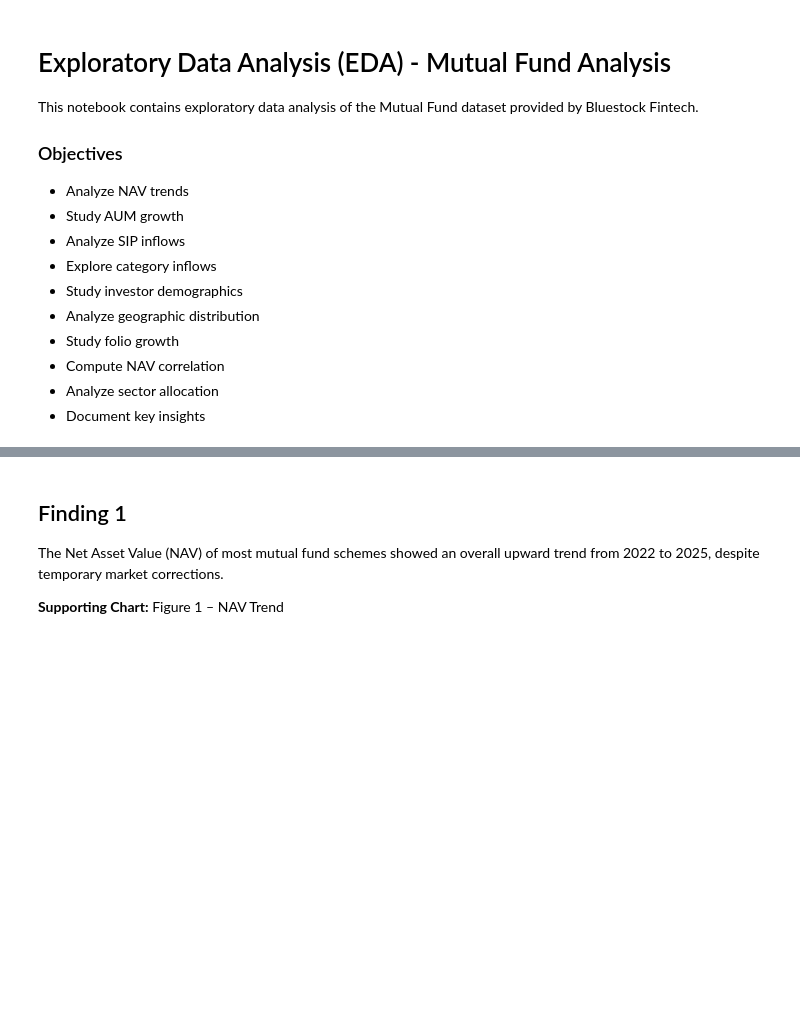
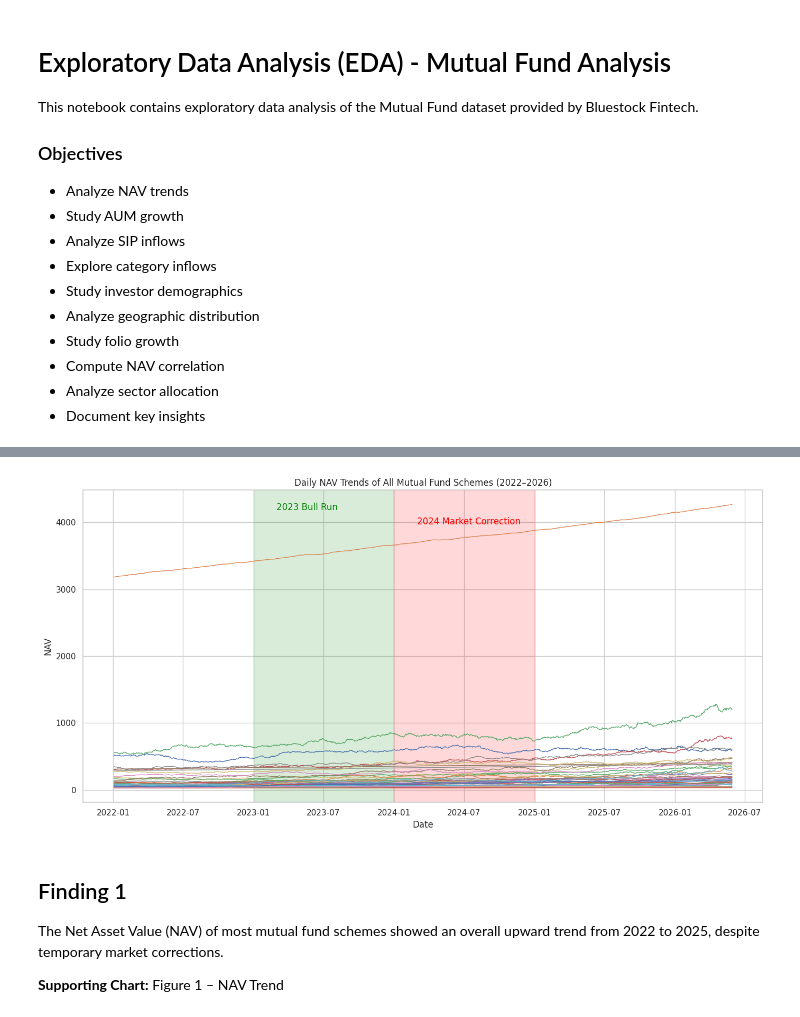
Before and after one commit to sirichandanaa-arch/mutual-fund-analysis, a Jupyter notebook: notebooks/EDA_Analysis.ipynb, the cells around one changed output, grey strips where cells are left out. Drawn from its saved outputs; the diff is of its cells as text; code cells hidden in the pictures; blank space fills up the shorter version.

Commit message:
Replace Plotly charts with Matplotlib for GitHub compatibility

```diff
--- a/notebooks/EDA_Analysis.ipynb
+++ b/notebooks/EDA_Analysis.ipynb
@@ -90,3 +51,40 @@ fig.show()
+# %%
+import matplotlib.pyplot as plt
+
+plt.figure(figsize=(14,7))
+
+for scheme in nav["scheme_name"].unique():
+    temp = nav[nav["scheme_name"] == scheme]
+    plt.plot(temp["date"], temp["nav"], linewidth=1)
+
+# Highlight periods
+plt.axvspan(pd.to_datetime("2023-01-01"),
+            pd.to_datetime("2023-12-31"),
+            color="green", alpha=0.15)
+
+plt.axvspan(pd.to_datetime("2024-01-01"),
+            pd.to_datetime("2024-12-31"),
+            color="red", alpha=0.15)
+
+plt.text(pd.to_datetime("2023-03-01"),
+         nav["nav"].max()*0.98,
+         "2023 Bull Run",
+         color="green")
+
+plt.text(pd.to_datetime("2024-03-01"),
+         nav["nav"].max()*0.93,
+         "2024 Market Correction",
+         color="red")
+
+plt.title("Daily NAV Trends of All Mutual Fund Schemes (2022–2026)")
+plt.xlabel("Date")
+plt.ylabel("NAV")
+
+plt.tight_layout()
+plt.savefig("01_NAV_Trend.png", dpi=300)
+plt.show()
+# %% [output]
+[figure, added]
 # %% [markdown]
 ## Finding 1
 
```
Also changed, not shown: parts of 3 cells of this notebook, 4 other files.
